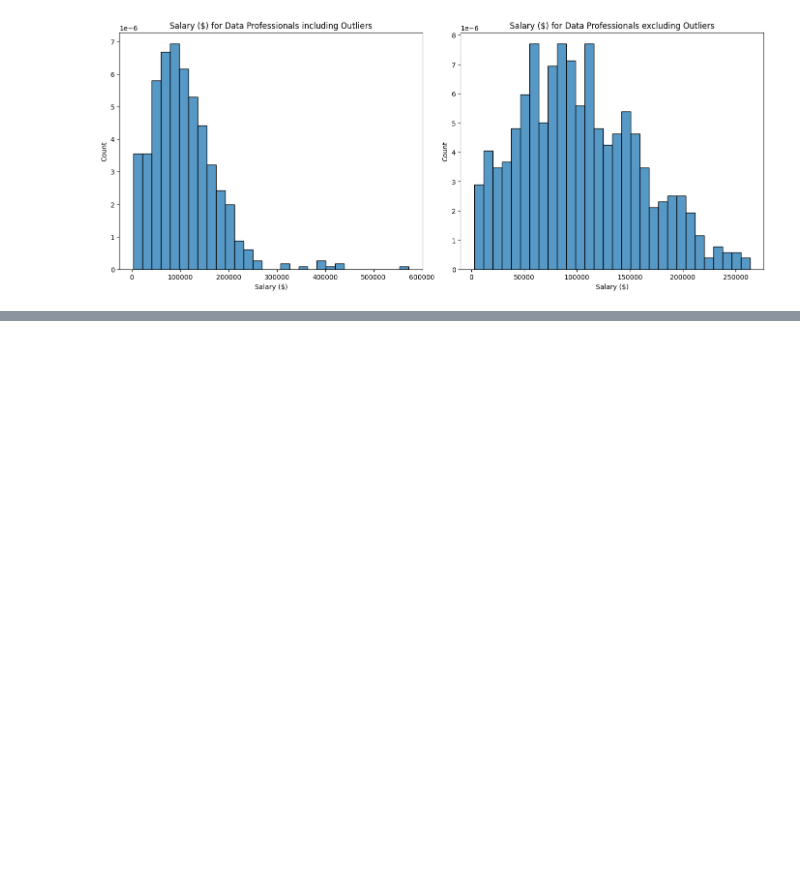
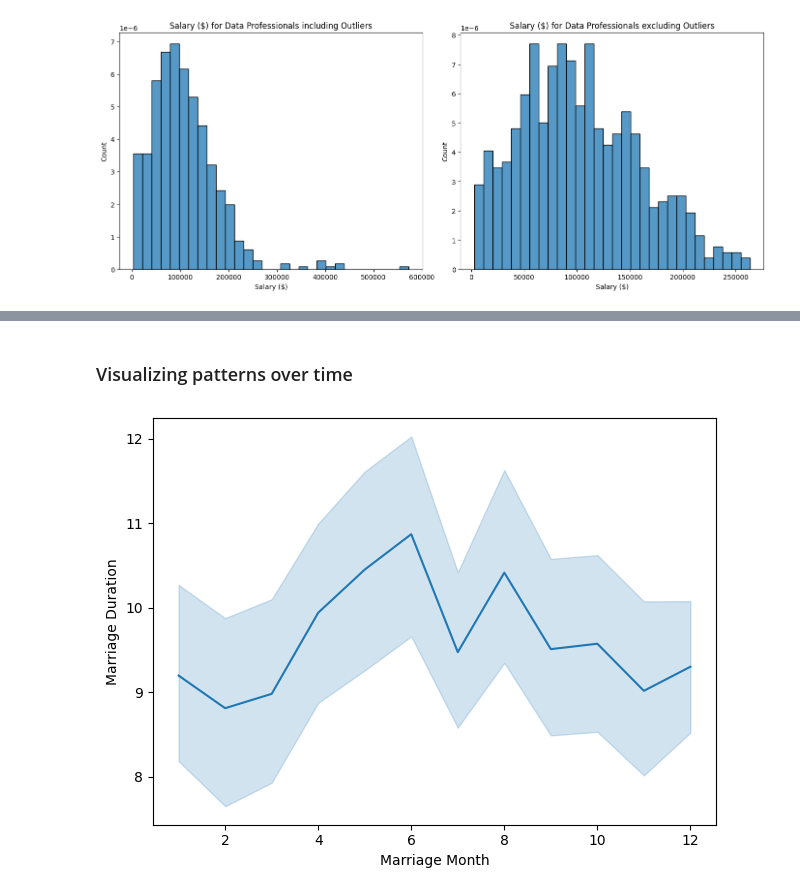
Before and after one commit to jhlopesalves/data-science-notebooks, a Jupyter notebook: Python/Exploratory Data Analysis/exploratory_data_analysis.ipynb, the cells around one changed output, grey strips where cells are left out. Drawn from its saved outputs; the diff is of its cells as text; code cells hidden in the pictures; blank space fills up the shorter version.

```diff
--- a/Python/Exploratory Data Analysis/exploratory_data_analysis.ipynb
+++ b/Python/Exploratory Data Analysis/exploratory_data_analysis.ipynb
@@ -1380,0 +1502,3 @@ plt.show()
+# %%
+divorce = pd.read_csv("data/divorce.csv", parse_dates=["marriage_date"])
+divorce.dtypes
@@ -1380,0 +1517,4 @@ plt.show()
+# %%
+# pd.to_datetime() converts arguments to DateTime data
+divorce["marriage_date"] = pd.to_datetime(divorce["marriage_date"])
+divorce.dtypes
@@ -1380,0 +1545,3 @@ plt.show()
+# %%
+divorce["marriage_month"] = divorce["marriage_date"].dt.month
+divorce.head()
@@ -1380,0 +1555,11 @@ plt.show()
+# %% [markdown]
+### Visualizing patterns over time
+# %%
+fig, ax = plt.subplots()
+sns.lineplot(data=divorce, x="marriage_month", y="marriage_duration")
+ax.set(xlabel="Marriage Month",
+       ylabel="Marriage Duration")
+plt.tight_layout()
+plt.show()
+# %% [output]
+[figure, added]
```
Also changed, not shown: parts of 41 cells of this notebook.
